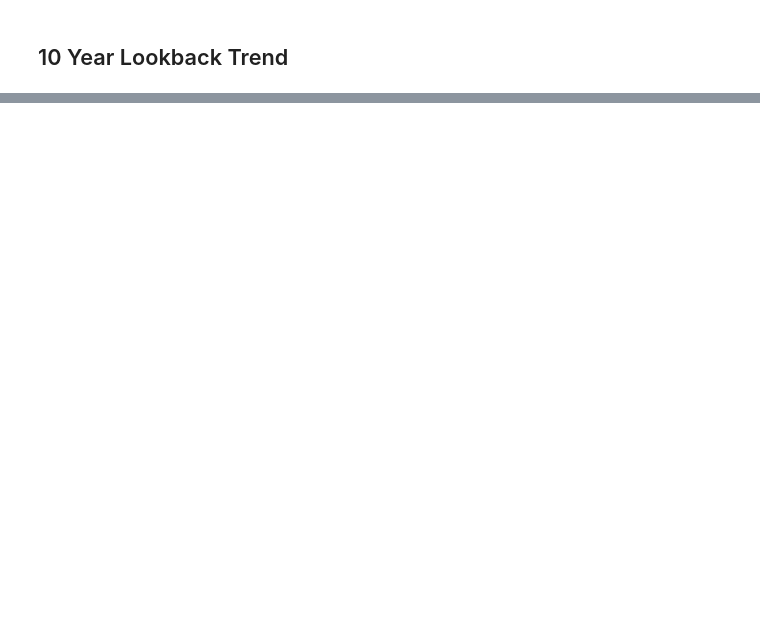
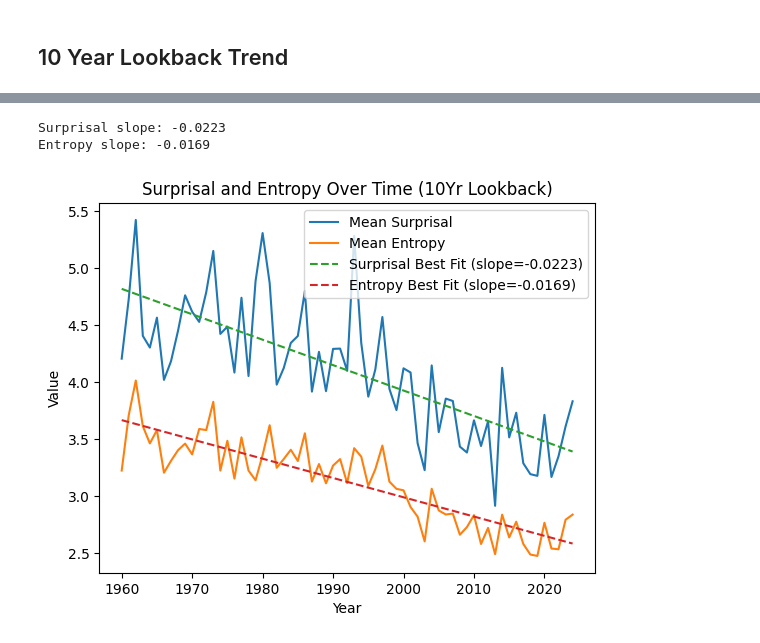
Before and after one commit to martiinsssssss/IDyOM_TimeMachine, a Jupyter notebook: IDyOM_TimeMachine.ipynb, the cells around one changed output, grey strips where cells are left out. Drawn from its saved outputs; the diff is of its cells as text; code cells hidden in the pictures; blank space fills up the shorter version.

```diff
--- a/IDyOM_TimeMachine.ipynb
+++ b/IDyOM_TimeMachine.ipynb
@@ -298,8 +316,9 @@ Entropy slope: -0.0151
 # ! python3 run_eras_idyom.py -d midis_by_10yr_window -r out/
 
 ten_yr_lookback = []
+all_songs_10yr_lookback = []
 
-for start_year in range(1950, 2013):
+for start_year in range(1950, 2015):
     end_year = start_year + 9
     folder_start = start_year + 1
     folder_end = end_year + 1
@@ -335,11 +354,13 @@ for start_year in range(1950, 2013):
             "year": year,
             "year_position": year_position,
             "mean_surprisal": mean_surprisal,
-            "mean_entropy": mean_entropy
+            "mean_entropy": mean_entropy,
+            "lookback_window": f"{start_year}-{end_year}"
         })
 
+    all_songs_10yr_lookback.extend(song_stats)
+
     song_df = pd.DataFrame(song_stats)
-    # merged_df = pd.merge(song_df, genre_subset, on="year_position", how= "left")
 
     # --- Step 2: Aggregate by year ---
     yearly_stats = (
@@ -356,0 +392,28 @@ ten_yr_lookback
+# %%
+plt.figure()
+
+plt.plot(ten_yr_lookback["year"], ten_yr_lookback["mean_surprisal"], label="Mean Surprisal")
+plt.plot(ten_yr_lookback["year"], ten_yr_lookback["mean_entropy"], label="Mean Entropy")
+
+years = ten_yr_lookback["year"]
+
+for col, label in [("mean_surprisal", "Surprisal"), ("mean_entropy", "Entropy")]:
+    coeffs = np.polyfit(years, ten_yr_lookback[col], deg=1)
+    slope, intercept = coeffs
+    best_fit = np.poly1d(coeffs)(years)
+
+    plt.plot(years, best_fit, linestyle="--", label=f"{label} Best Fit (slope={slope:.4f})")
+    best_fit_slopes.append({f"ten_yr_lookback_{label}":slope})
+    print(f"{label} slope: {slope:.4f}")
+
+
+plt.xlabel("Year")
+plt.ylabel("Value")
+plt.title("Surprisal and Entropy Over Time (10Yr Lookback)")
+plt.legend()
+
+plt.show()
+# %% [output]
+Surprisal slope: -0.0223
+Entropy slope: -0.0169
+[figure, added]
```
Also changed, not shown: parts of 20 cells of this notebook, 1 other file.
